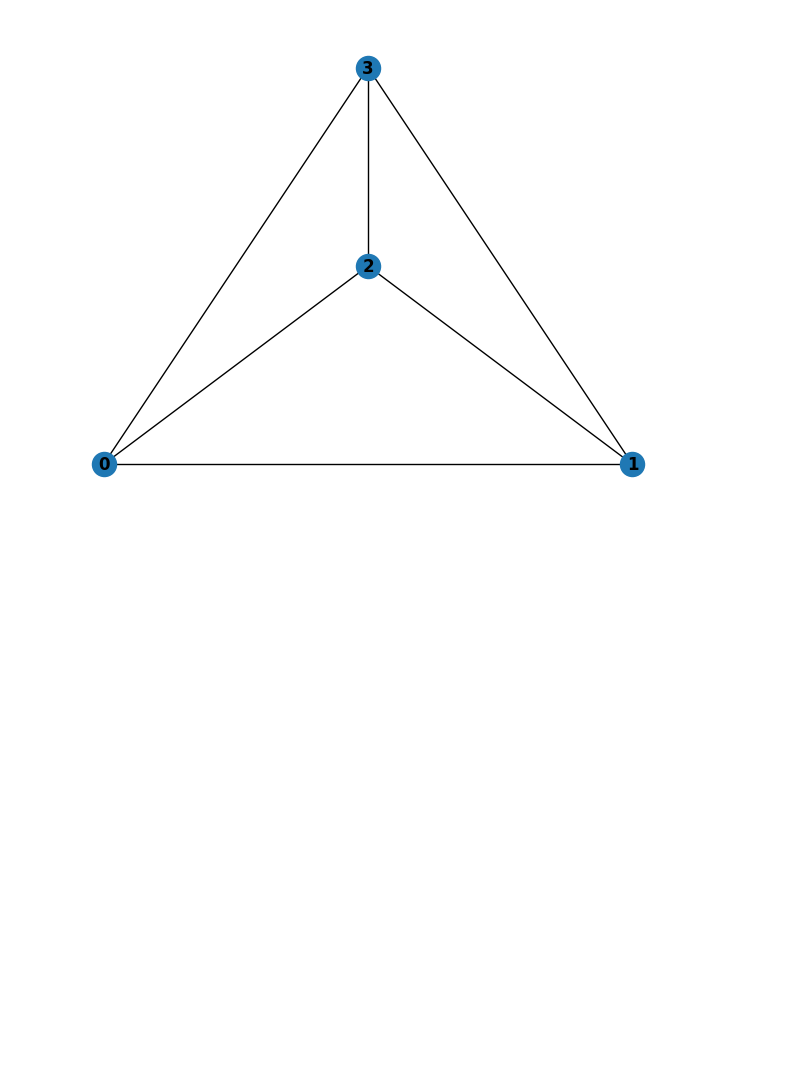
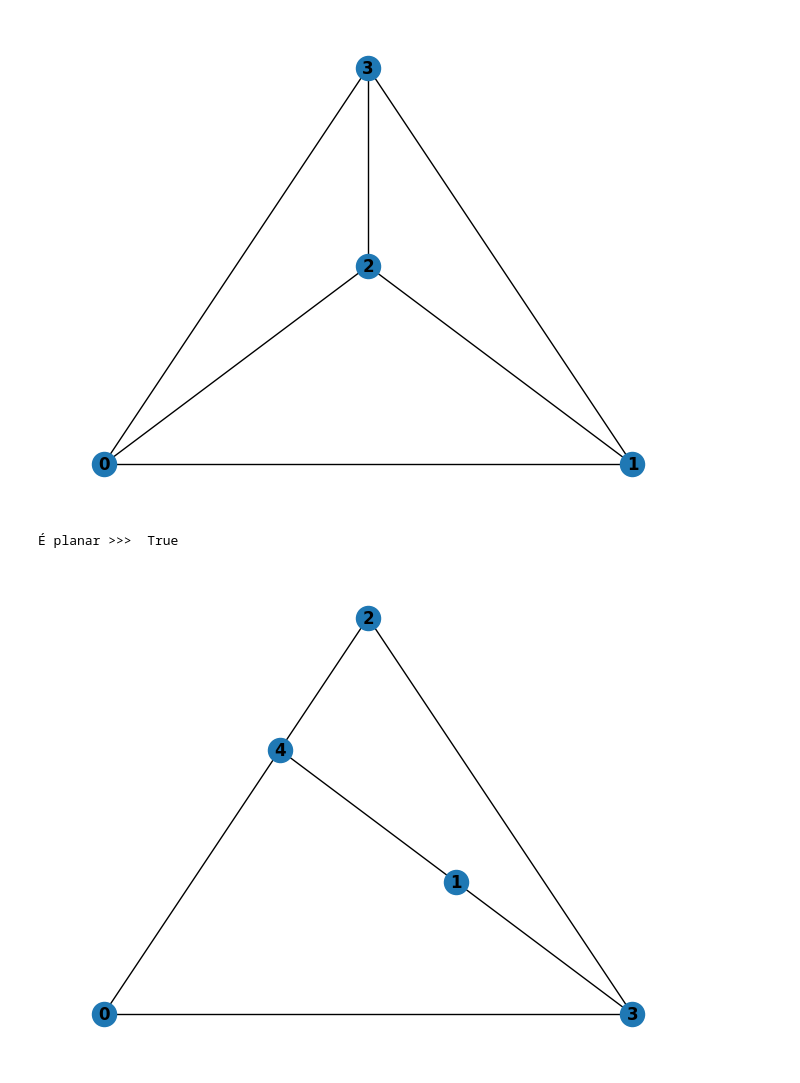
Before and after one commit to bernardoadribeiro/graphs_theory, a Jupyter notebook: graph_planarity_testing/graph_planarity_check.ipynb, the cells around one changed output. Drawn from its saved outputs; the diff is of its cells as text; code cells hidden in the pictures; blank space fills up the shorter version.

Commit message:
doc: graph planarity

```diff
--- a/graph_planarity_testing/graph_planarity_check.ipynb
+++ b/graph_planarity_testing/graph_planarity_check.ipynb
@@ -33,3 +87,13 @@ nx.draw_planar(K_4, with_labels=True, font_weight='bold')
 # %% [output]
 É planar >>>  True
 [figure]
+# %%
+# Grafo K_{3,2} -> Planar
+
+K_3_2 = nx.complete_bipartite_graph(3, 2)
+print("É planar >>> ", nx.is_planar(K_3_2))
+
+nx.draw_planar(K_3_2, with_labels=True, font_weight='bold')
+# %% [output]
+É planar >>>  True
+[figure, added]
```
Also changed, not shown: parts of 10 cells of this notebook, 1 other file.
